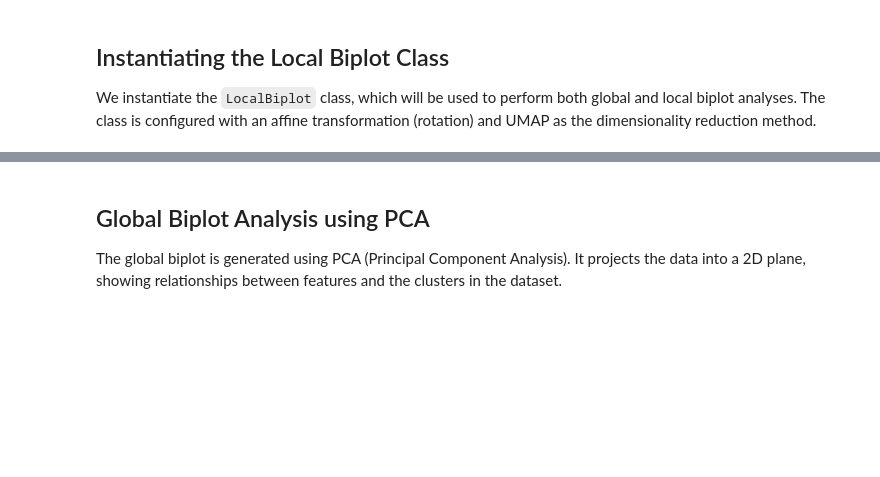
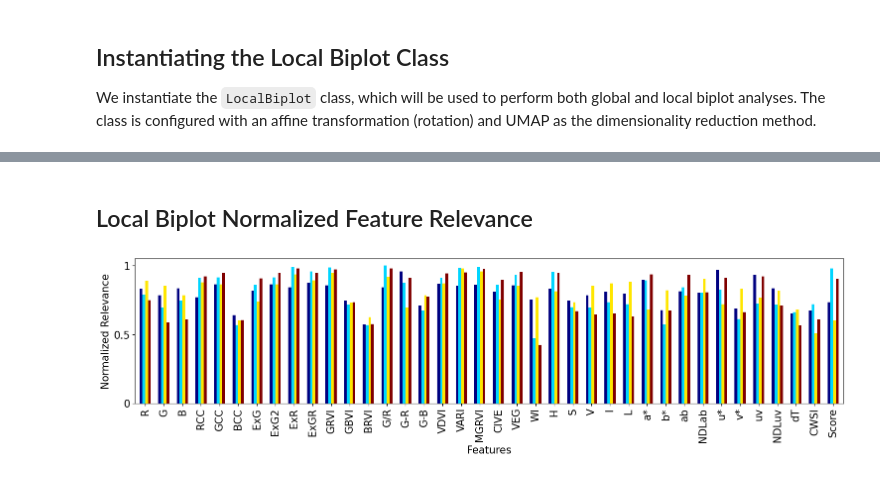
Before and after one commit to Jectrianama/python-gcpds.Local_biplot, a Jupyter notebook: docs/source/notebooks/01-module example.ipynb, the cells around one changed output, grey strips where cells are left out. Cells and saved outputs as stored; diff of their text form; code cells hidden in the pictures; blank space fills up the shorter version.

```diff
--- a/docs/source/notebooks/01-module example.ipynb
+++ b/docs/source/notebooks/01-module example.ipynb
@@ -378,5 +355,28 @@ UnboundLocalError: local variable 'fig3' referenced before assignment
-# %% [markdown]
-
-## Global Biplot Analysis using PCA
-
-The global biplot is generated using PCA (Principal Component Analysis). It projects the data into a 2D plane, showing relationships between features and the clusters in the dataset.
+# %% [markdown]
+## Local Biplot Normalized Feature Relevance
+# %%
+localbiplot.rel_l.shape
+max_val = np.max(localbiplot.rel_l)
+rel_ = localbiplot.rel_l/max_val
+relev = pd.DataFrame(rel_.T, index=Xdata.columns)
+# %%
+C_ = len(np.unique(group))
+cmap_ = mpl.colormaps['jet'].resampled(4)
+cmap_ = cmap_(range(4))
+
+ax = relev.plot.bar(rot=90, figsize=(15,4), color=cmap_, fontsize = 15, legend=False,width=0.6)
+ax.set_yticks([0, 0.5, 1], ['0', '0.5', '1'])
+#ax.tick_params(labelbottom=False)
+#ax.set_xticks([])
+#ax.set_yticks([])
+#ax.spines['top'].set_visible(False)
+#ax.spines['right'].set_visible(False)
+ax.get_figure().tight_layout()
+ax.set_xlabel('Features', fontsize=15)
+ax.set_ylabel('Normalized Relevance', fontsize=15)
+
+#ax.legend(loc='upper right', bbox_to_anchor=(1.4, 1), frameon=False)
+# Save figure
+ax.get_figure().savefig('plot.pdf', dpi=300)
+# %% [output]
+[figure, added]
```
Also changed, not shown: parts of 38 cells of this notebook.
